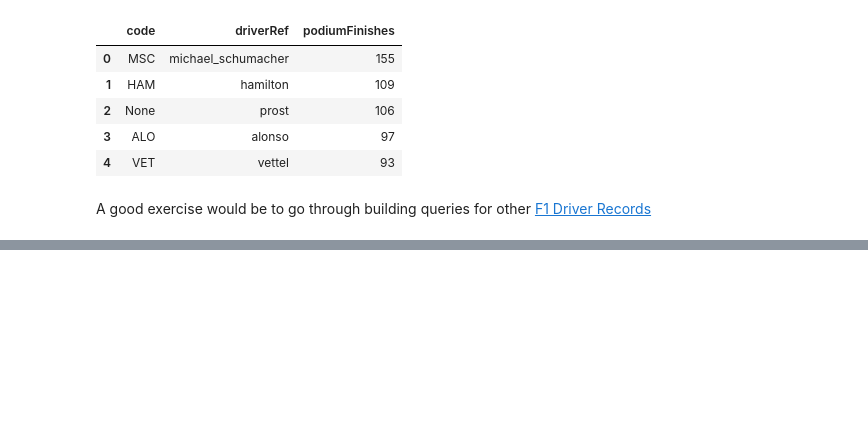
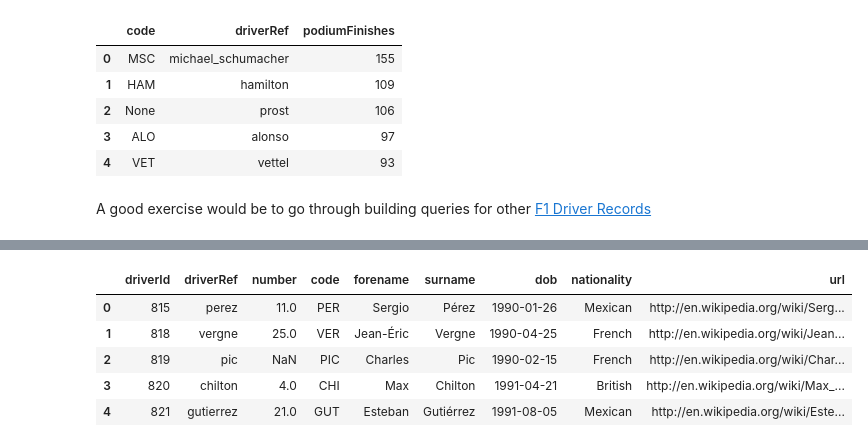
Before and after one commit to nackjicholson/wranglingf1data, a Jupyter notebook: ergast_data_asking_questions.ipynb, the cells around one changed output, grey strips where cells are left out. Saved outputs shown, nothing was run; the diff lists cells and outputs as text; code cells hidden in the pictures; blank space fills up the shorter version.

```diff
--- a/ergast_data_asking_questions.ipynb
+++ b/ergast_data_asking_questions.ipynb
@@ -189,2 +288,13 @@ A good exercise would be to go through building queries for other [F1 Driver Rec
+# %%
+# Then we can do queries agains that table as if it were any other real table.
+# Here we get all drivers in that season born after 1990
+pd.read_sql('SELECT * FROM drivers2013 WHERE dob>="1990-01-01"', con=connection)
+# %% [output]
+|  | driverId | driverRef | number | code | forename | surname | dob | nationality | url |
+| 0 | 815 | perez | 11.0 | PER | Sergio | Pérez | 1990-01-26 | Mexican | http://en.wikipedia.org/wiki/Serg... |
+| 1 | 818 | vergne | 25.0 | VER | Jean-Éric | Vergne | 1990-04-25 | French | http://en.wikipedia.org/wiki/Jean... |
+| 2 | 819 | pic | NaN | PIC | Charles | Pic | 1990-02-15 | French | http://en.wikipedia.org/wiki/Char... |
+| 3 | 820 | chilton | 4.0 | CHI | Max | Chilton | 1991-04-21 | British | http://en.wikipedia.org/wiki/Max_... |
+| 4 | 821 | gutierrez | 21.0 | GUT | Esteban | Gutiérrez | 1991-08-05 | Mexican | http://en.wikipedia.org/wiki/Este... |
 # %%
 connection.close()
```
Also changed, not shown: parts of 6 cells of this notebook, 1 other file.
